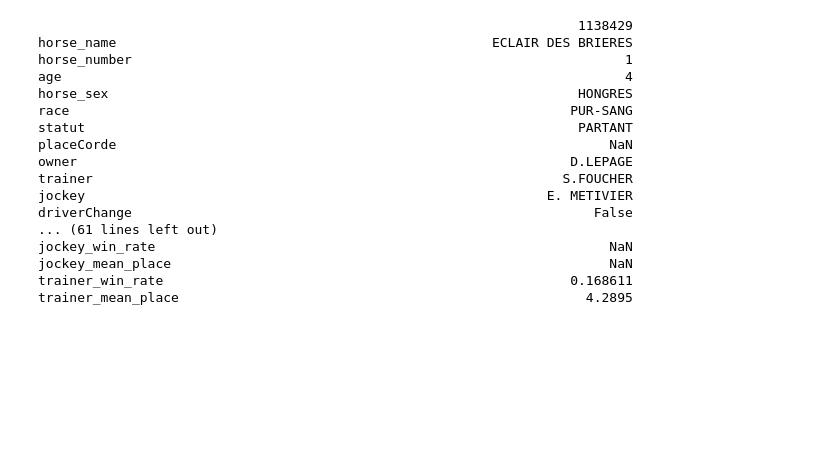
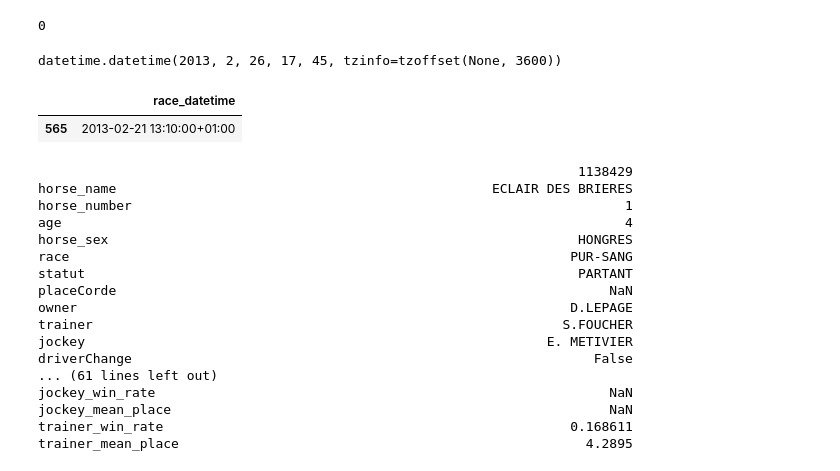
Before and after one commit to M3g4lodon/Benter-Project, a Jupyter notebook: scripts/get_data.ipynb, the cells around one changed output. Cells and saved outputs as stored; diff of their text form; code cells hidden in the pictures; blank space fills up the shorter version.

```diff
--- a/scripts/get_data.ipynb
+++ b/scripts/get_data.ipynb
@@ -5,3 +119,16 @@ C:\Users\Mathieu\Desktop\Projets\Benter
+# %%
+rh_serie.n_run_races
+# %% [output]
+0
+# %%
+rh_serie.race_datetime
+# %% [output]
+datetime.datetime(2013, 2, 26, 17, 45, tzinfo=tzoffset(None, 3600))
+# %%
+previous_horse_races
+# %% [output]
+|  | race_datetime |
+| 565 | 2013-02-21 13:10:00+01:00 |
 # %%
 # comapre old with current featured data
 %matplotlib inline
```
Also changed, not shown: parts of 9 cells of this notebook, 15 other files.
